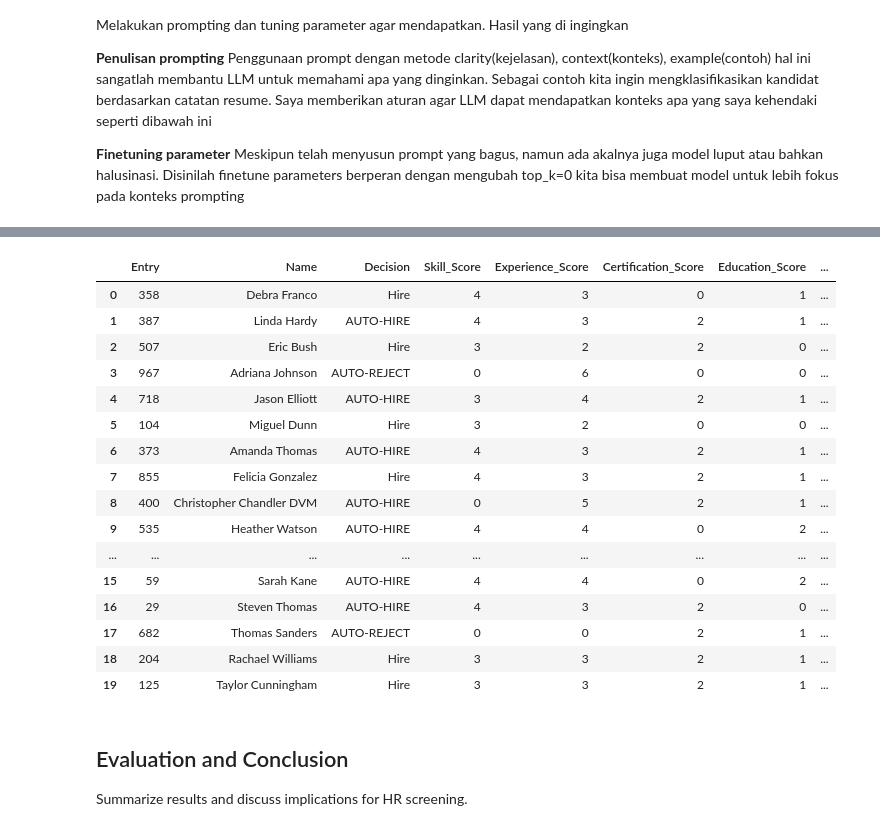
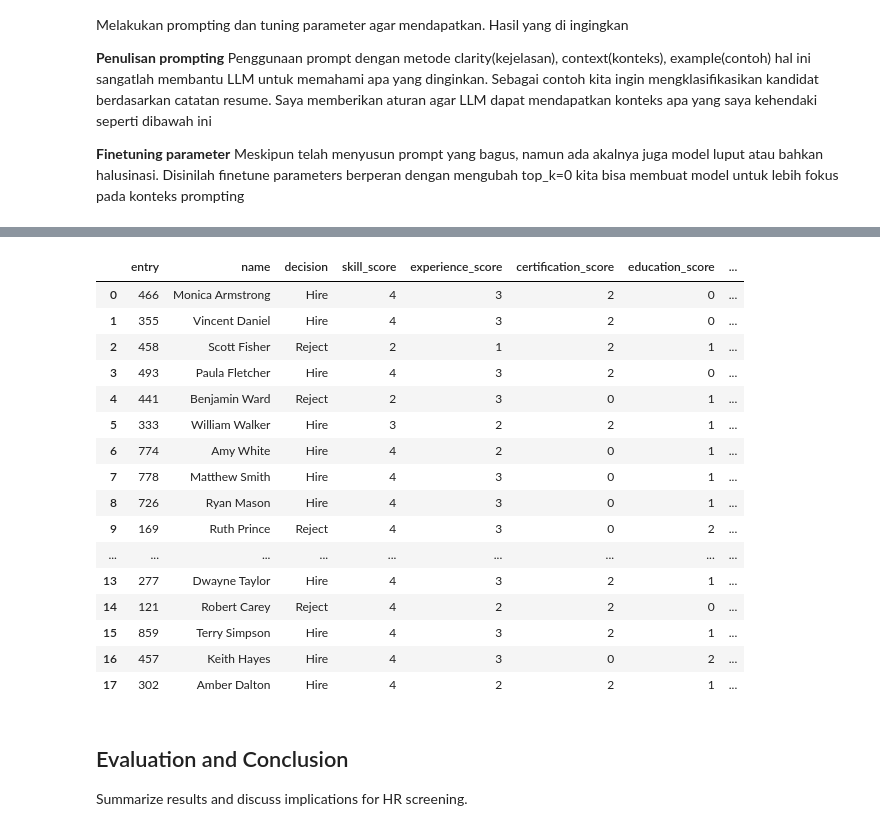
Before and after one commit to hanifnurfai/HireScope, a Jupyter notebook: HireScope_GranitePipeline.ipynb, the cells around one changed output, grey strips where cells are left out. Saved outputs shown, nothing was run; the diff lists cells and outputs as text; code cells hidden in the pictures.

```diff
--- a/HireScope_GranitePipeline.ipynb
+++ b/HireScope_GranitePipeline.ipynb
@@ -142,8 +142,8 @@ Membersihkan data kolom yang tidak kepakai('Resume_ID', 'Salary Expectation ($)'
 cleaned_df = resume_df.drop(['Resume_ID', 'Salary Expectation ($)'], axis=1)
 
 
-# Mengambil sample acak sebanyak 20
-sample_df = cleaned_df.sample(20)
+# Mengambil sample acak sebanyak 18
+sample_df = cleaned_df.sample(18)
 
 #Medefiniskan format profile
 def format_profile(row):
@@ -162,6 +162,6 @@ Projects: {row['Projects Count']}
 candidate_profiles = "".join(sample_df.apply(format_profile, axis=1))
 
 # Melihat data yang sudah diacak
-sample_df.head(20)
+sample_df.head()
 # %% [output]
 |  | Name | Skills | Experience (Years) | Education | Certifications | Job Role | Recruiter Decision | ... |
@@ -289,29 +253,40 @@ Entry,Name,Decision,Skill_Score,Experience_Score,Certification_Score,Education_S
 # %%
 # Melakukan ekstrasi dari response LLM ke csv
 granite_decision = pd.read_csv(
-    strIO(response)
+    strIO(response), names=[
+                    "entry",
+                    "name",
+                    "decision",
+                    "skill_score",
+                    "experience_score",
+                    "certification_score",
+                    "education_score",
+                    "project_score",
+                    "total_score"
+                        ]
 )
 
 # Mencetak hasil ekstraksi
+#granite_decision = granite_decision.dropna()
 granite_decision
 # %% [output]
-|  | Entry | Name | Decision | Skill_Score | Experience_Score | Certification_Score | Education_Score | ... |
-| 0 | 358 | Debra Franco | Hire | 4 | 3 | 0 | 1 | ... |
-| 1 | 387 | Linda Hardy | AUTO-HIRE | 4 | 3 | 2 | 1 | ... |
-| 2 | 507 | Eric Bush | Hire | 3 | 2 | 2 | 0 | ... |
-| 3 | 967 | Adriana Johnson | AUTO-REJECT | 0 | 6 | 0 | 0 | ... |
-| 4 | 718 | Jason Elliott | AUTO-HIRE | 3 | 4 | 2 | 1 | ... |
-| 5 | 104 | Miguel Dunn | Hire | 3 | 2 | 0 | 0 | ... |
-| 6 | 373 | Amanda Thomas | AUTO-HIRE | 4 | 3 | 2 | 1 | ... |
-| 7 | 855 | Felicia Gonzalez | Hire | 4 | 3 | 2 | 1 | ... |
-| 8 | 400 | Christopher Chandler DVM | AUTO-HIRE | 0 | 5 | 2 | 1 | ... |
-| 9 | 535 | Heather Watson | AUTO-HIRE | 4 | 4 | 0 | 2 | ... |
+|  | entry | name | decision | skill_score | experience_score | certification_score | education_score | ... |
+| 0 | 466 | Monica Armstrong | Hire | 4 | 3 | 2 | 0 | ... |
+| 1 | 355 | Vincent Daniel | Hire | 4 | 3 | 2 | 0 | ... |
+| 2 | 458 | Scott Fisher | Reject | 2 | 1 | 2 | 1 | ... |
+| 3 | 493 | Paula Fletcher | Hire | 4 | 3 | 2 | 0 | ... |
+| 4 | 441 | Benjamin Ward | Reject | 2 | 3 | 0 | 1 | ... |
+| 5 | 333 | William Walker | Hire | 3 | 2 | 2 | 1 | ... |
+| 6 | 774 | Amy White | Hire | 4 | 2 | 0 | 1 | ... |
+| 7 | 778 | Matthew Smith | Hire | 4 | 3 | 0 | 1 | ... |
+| 8 | 726 | Ryan Mason | Hire | 4 | 3 | 0 | 1 | ... |
+| 9 | 169 | Ruth Prince | Reject | 4 | 3 | 0 | 2 | ... |
 | ... | ... | ... | ... | ... | ... | ... | ... | ... |
-| 15 | 59 | Sarah Kane | AUTO-HIRE | 4 | 4 | 0 | 2 | ... |
-| 16 | 29 | Steven Thomas | AUTO-HIRE | 4 | 3 | 2 | 0 | ... |
-| 17 | 682 | Thomas Sanders | AUTO-REJECT | 0 | 0 | 2 | 1 | ... |
-| 18 | 204 | Rachael Williams | Hire | 3 | 3 | 2 | 1 | ... |
-| 19 | 125 | Taylor Cunningham | Hire | 3 | 3 | 2 | 1 | ... |
+| 13 | 277 | Dwayne Taylor | Hire | 4 | 3 | 2 | 1 | ... |
+| 14 | 121 | Robert Carey | Reject | 4 | 2 | 2 | 0 | ... |
+| 15 | 859 | Terry Simpson | Hire | 4 | 3 | 2 | 1 | ... |
+| 16 | 457 | Keith Hayes | Hire | 4 | 3 | 0 | 2 | ... |
+| 17 | 302 | Amber Dalton | Hire | 4 | 2 | 2 | 1 | ... |
 # %% [markdown]
 ## Evaluation and Conclusion
 
```
Also changed, not shown: parts of 3 cells of this notebook, 2 other files.
